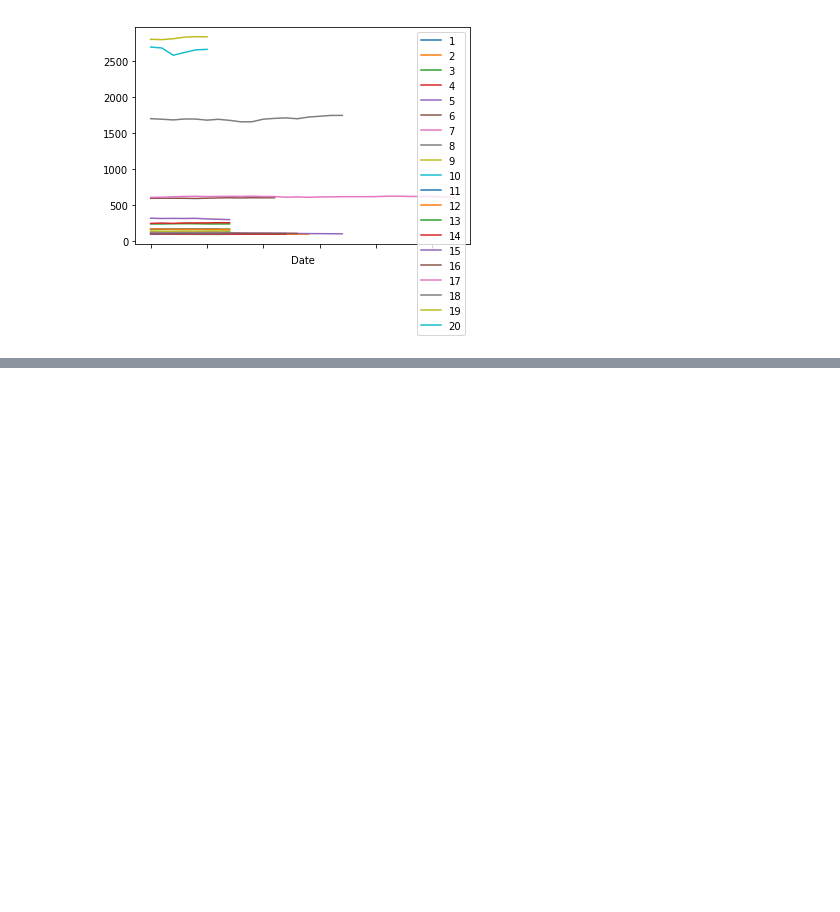
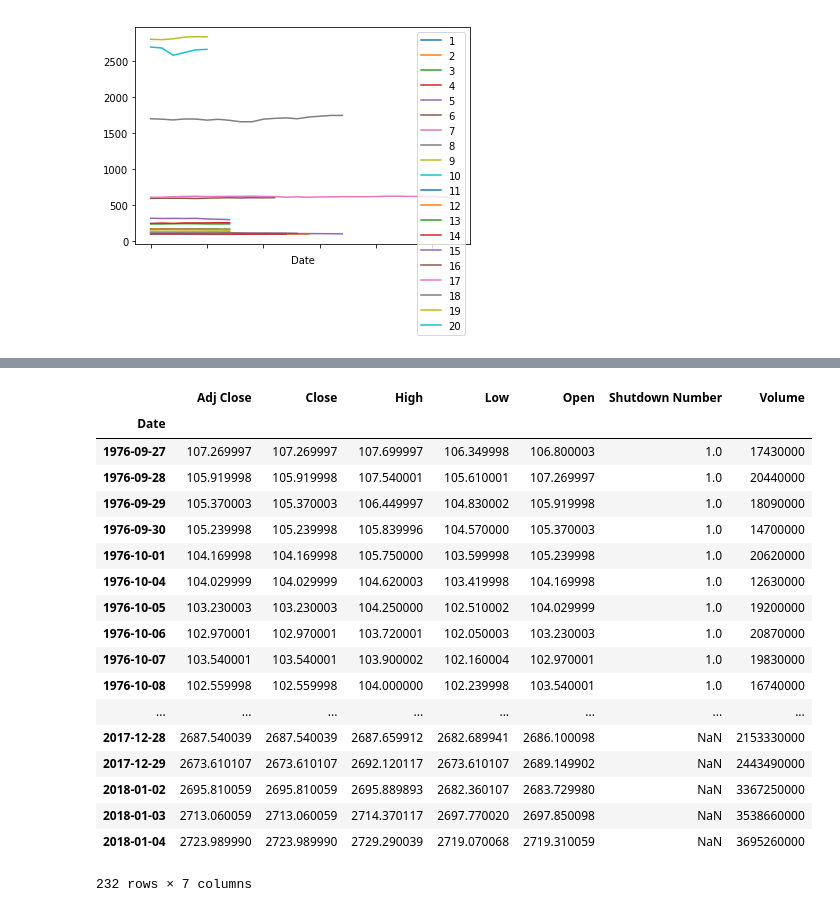
Before and after one commit to amritperera/Data-Bootcamp-Project-1, a Jupyter notebook: Code/stock_price_testing_(Amrit).ipynb, the cells around one changed output, grey strips where cells are left out. Cells and saved outputs as stored; diff of their text form; code cells hidden in the pictures; blank space fills up the shorter version.

```diff
--- a/Code/stock_price_testing_(Amrit).ipynb
+++ b/Code/stock_price_testing_(Amrit).ipynb
@@ -169,0 +208,22 @@ shutdown_df
+# %%
+stock_prices_clean_month_before
+# %% [output]
+|  | Adj Close | Close | High | Low | Open | Shutdown Number | Volume |
+| Date |  |  |  |  |  |  |  |
+| 1976-09-27 | 107.269997 | 107.269997 | 107.699997 | 106.349998 | 106.800003 | 1.0 | 17430000 |
+| 1976-09-28 | 105.919998 | 105.919998 | 107.540001 | 105.610001 | 107.269997 | 1.0 | 20440000 |
+| 1976-09-29 | 105.370003 | 105.370003 | 106.449997 | 104.830002 | 105.919998 | 1.0 | 18090000 |
+| 1976-09-30 | 105.239998 | 105.239998 | 105.839996 | 104.570000 | 105.370003 | 1.0 | 14700000 |
+| 1976-10-01 | 104.169998 | 104.169998 | 105.750000 | 103.599998 | 105.239998 | 1.0 | 20620000 |
+| 1976-10-04 | 104.029999 | 104.029999 | 104.620003 | 103.419998 | 104.169998 | 1.0 | 12630000 |
+| 1976-10-05 | 103.230003 | 103.230003 | 104.250000 | 102.510002 | 104.029999 | 1.0 | 19200000 |
+| 1976-10-06 | 102.970001 | 102.970001 | 103.720001 | 102.050003 | 103.230003 | 1.0 | 20870000 |
+| 1976-10-07 | 103.540001 | 103.540001 | 103.900002 | 102.160004 | 102.970001 | 1.0 | 19830000 |
+| 1976-10-08 | 102.559998 | 102.559998 | 104.000000 | 102.239998 | 103.540001 | 1.0 | 16740000 |
+| ... | ... | ... | ... | ... | ... | ... | ... |
+| 2017-12-28 | 2687.540039 | 2687.540039 | 2687.659912 | 2682.689941 | 2686.100098 | NaN | 2153330000 |
+| 2017-12-29 | 2673.610107 | 2673.610107 | 2692.120117 | 2673.610107 | 2689.149902 | NaN | 2443490000 |
+| 2018-01-02 | 2695.810059 | 2695.810059 | 2695.889893 | 2682.360107 | 2683.729980 | NaN | 3367250000 |
+| 2018-01-03 | 2713.060059 | 2713.060059 | 2714.370117 | 2697.770020 | 2697.850098 | NaN | 3538660000 |
+| 2018-01-04 | 2723.989990 | 2723.989990 | 2729.290039 | 2719.070068 | 2719.310059 | NaN | 3695260000 |
+232 rows × 7 columns
```
Also changed, not shown: parts of 6 cells of this notebook, 1 other file.
